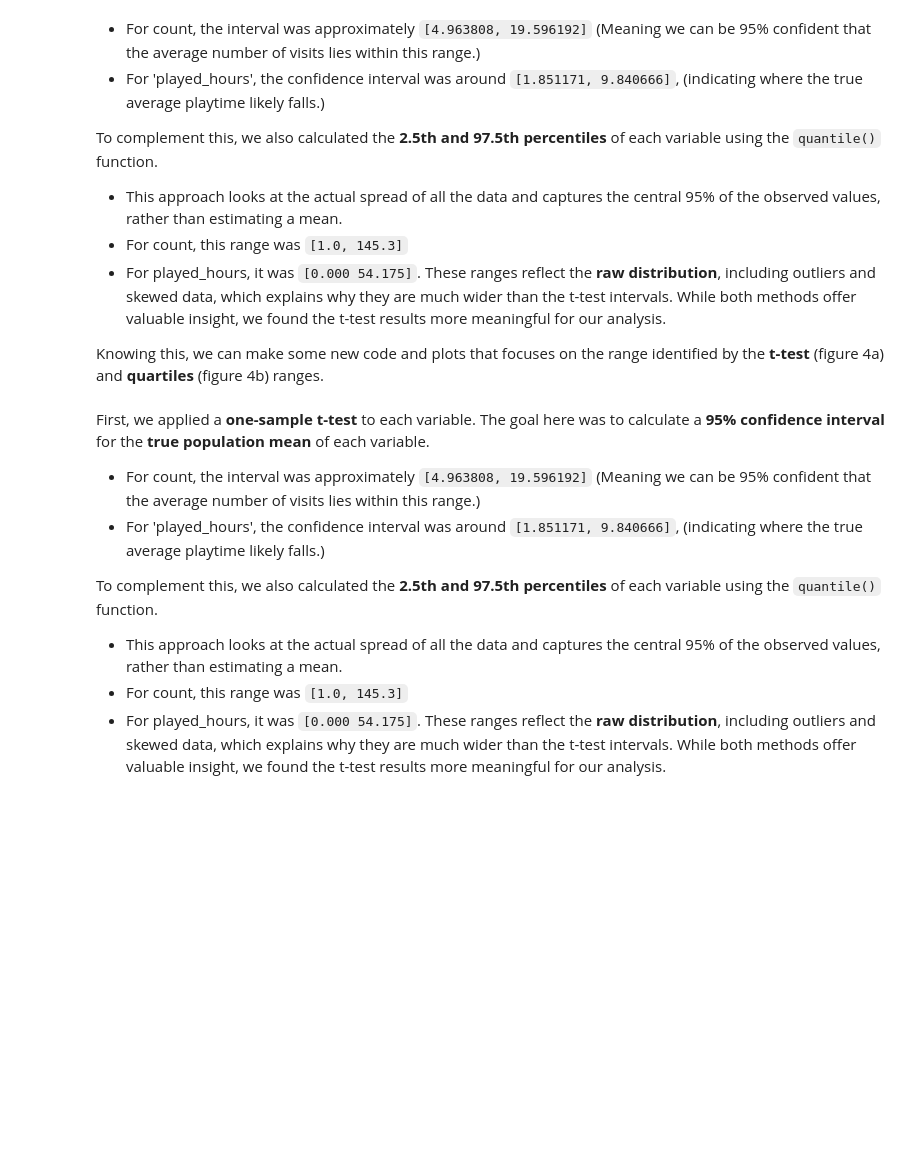
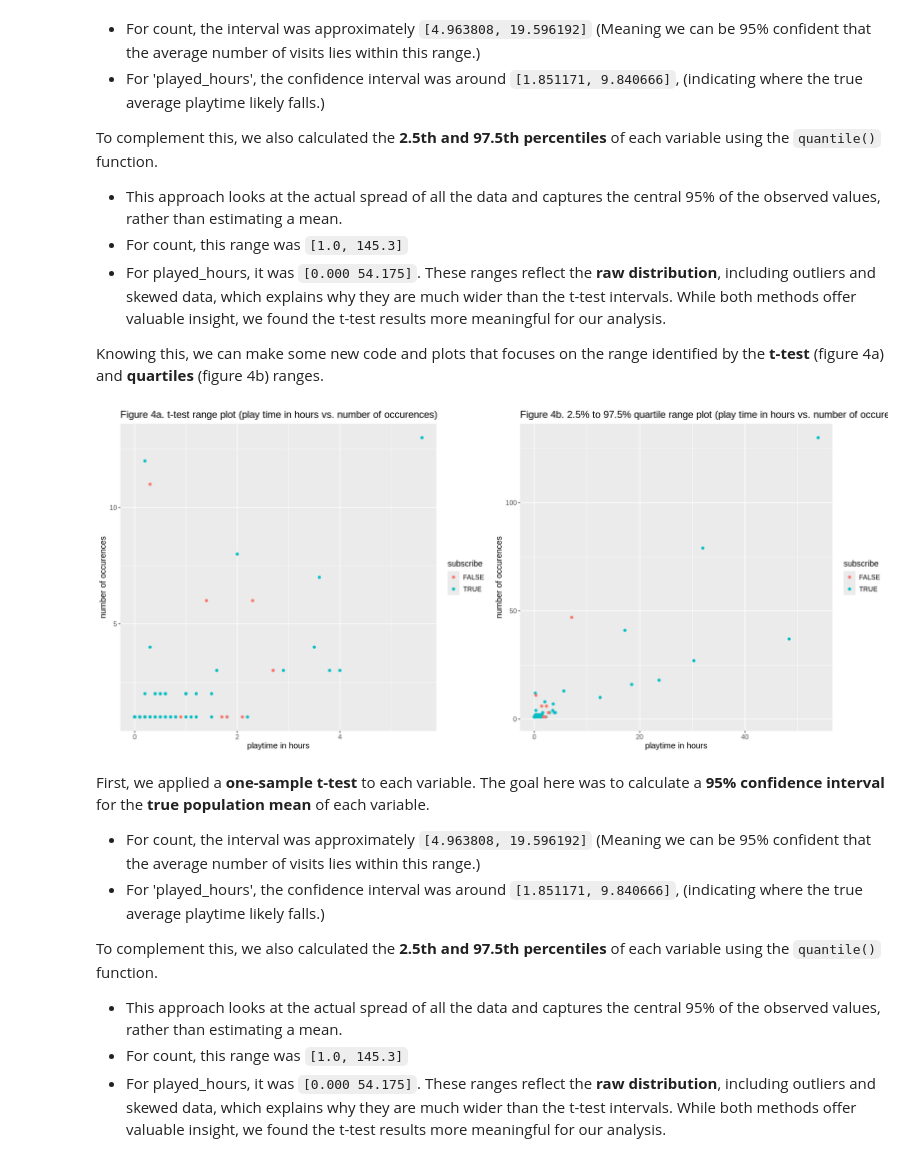
Before and after one commit to clam171/DSCI-100---S6G16, a Jupyter notebook: DSCI 100(S6G16) Project.ipynb, the cells around one changed output. Cells and saved outputs as stored; diff of their text form; code cells hidden in the pictures; blank space fills up the shorter version.

Commit message:
fixed figures 4a 4b

```diff
--- a/DSCI 100(S6G16) Project.ipynb
+++ b/DSCI 100(S6G16) Project.ipynb
@@ -276,29 +285,31 @@ While both methods offer valuable insight, we found the t-test results more mean
 
 Knowing this, we can make some new code and plots that focuses on the range identified by the **t-test** (figure 4a) and **quartiles** (figure 4b) ranges.
 # %%
-options(repr.plot.width = 10, repr.plot_height = 10)
+options(repr.plot.width = 16, repr.plot_height = 10)
 
 filtered_quartile_data <- final_data |>
     select(played_hours, count, subscribe) |>
     filter(1.0 <= count & count <= 145.3, 0 <= played_hours & played_hours <= 54.175)
 
 filtered_ttest_data <- final_data |>
     select(played_hours, count, subscribe) |>
     filter(count <= 19.596192, played_hours <= 9.840666)
 
 filtered_data_ttest_plot <- ggplot(filtered_ttest_data, aes(x = played_hours, y = count, colour = subscribe)) +
     geom_point() +
     ggtitle("Figure 4a. t-test range plot (play time in hours vs. number of occurences)") +
     labs(x = "playtime in hours", y = "number of occurences") +
     theme(text = element_text(size = 12))
 
 filtered_quartile_plot <- ggplot(filtered_quartile_data, aes(x = played_hours, y = count, colour = subscribe)) +
     geom_point() +
     ggtitle("Figure 4b. 2.5% to 97.5% quartile range plot (play time in hours vs. number of occurences)") +
     labs(x = "playtime in hours", y = "number of occurences") +
     theme(text = element_text(size = 12))
 
 plot_grid(filtered_data_ttest_plot, filtered_quartile_plot)
+# %% [output]
+[figure, added]
 # %% [markdown]
 First, we applied a **one-sample t-test** to each variable.
 The goal here was to calculate a **95% confidence interval** for the **true population mean** of each variable.
```
Also changed, not shown: parts of 12 cells of this notebook.
